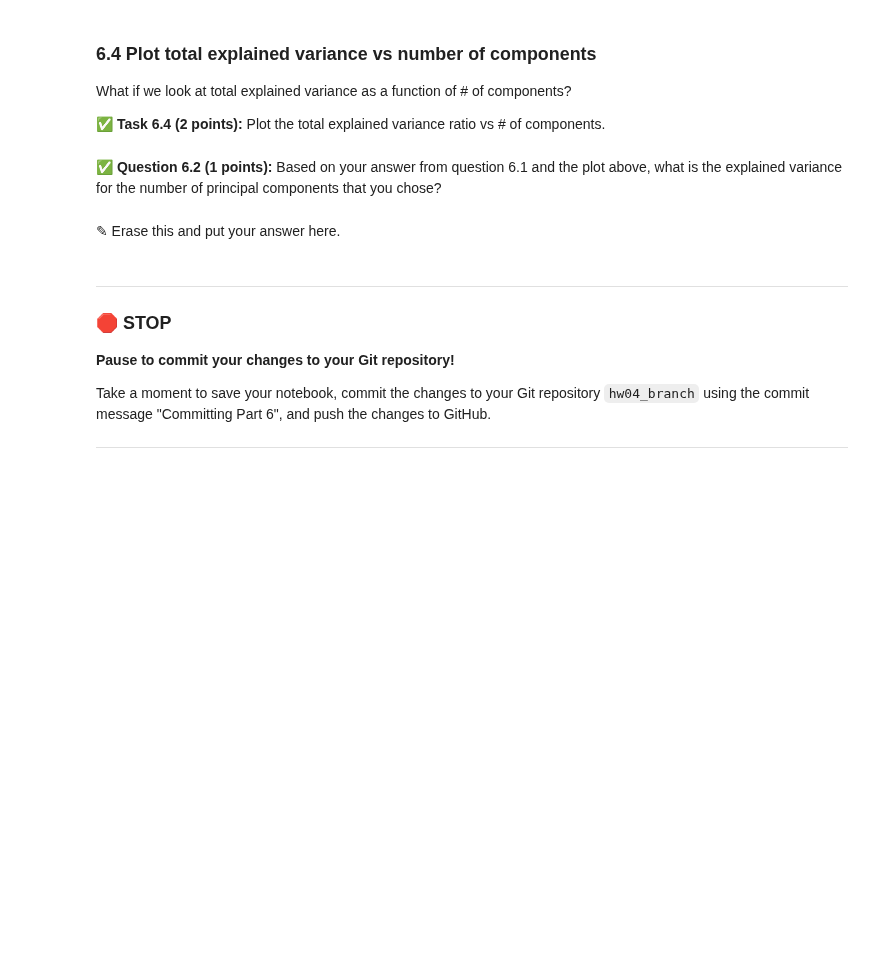
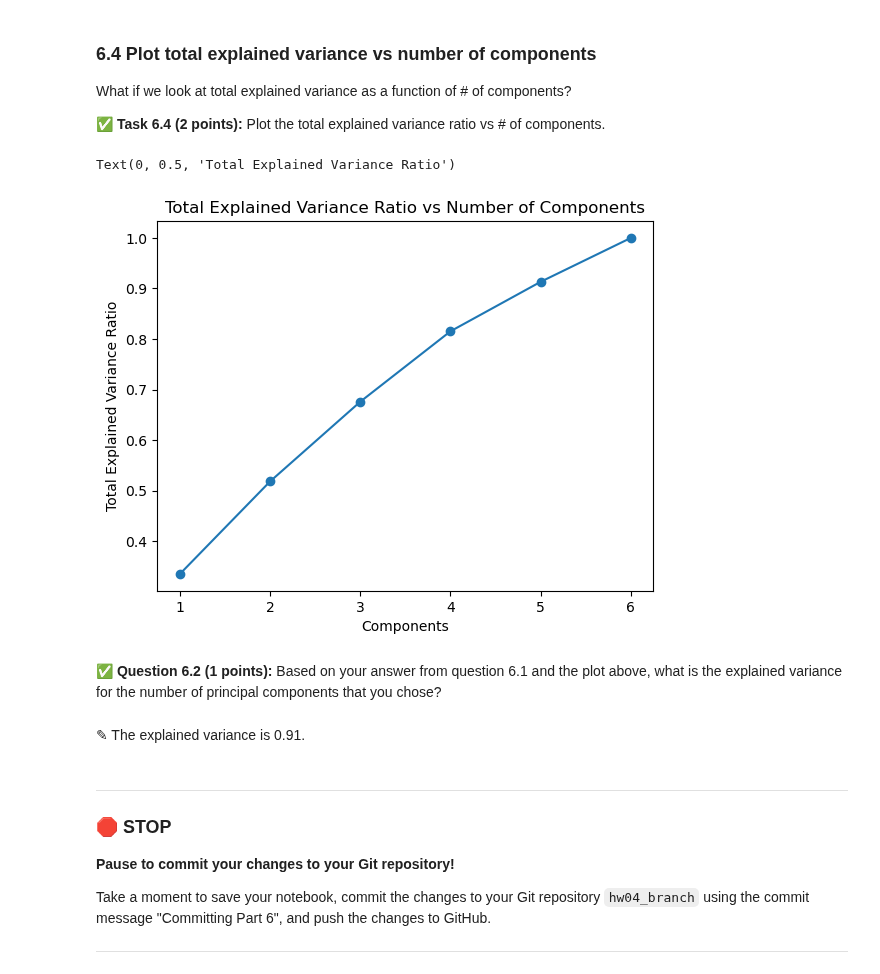
Before and after one commit to aaronng03/CMSE202-s24-turnin, a Jupyter notebook: hw-04/HW-04.ipynb, the cells around one changed output. Drawn from its saved outputs; the diff is of its cells as text; code cells hidden in the pictures; blank space fills up the shorter version.

```diff
--- a/hw-04/HW-04.ipynb
+++ b/hw-04/HW-04.ipynb
@@ -510,7 +558,15 @@ What if we look at total explained variance as a function of # of components?
+# %%
+plt.plot(range(1,7), variance_ratios, marker='o')
+plt.title('Total Explained Variance Ratio vs Number of Components')
+plt.xlabel('Components')
+plt.ylabel('Total Explained Variance Ratio')
+# %% [output]
+Text(0, 0.5, 'Total Explained Variance Ratio')
+[figure, added]
 # %% [markdown]
 **&#9989; Question 6.2 (1 points):** Based on your answer from question 6.1 and the plot above, what is the explained variance for the number of principal components that you chose?
 # %% [markdown]
-<font size=+3>&#9998;</font> Erase this and put your answer here.
+<font size=+3>&#9998;</font> The explained variance is 0.91.
 # %% [markdown]
 ---
 ### &#128721; STOP
```
Also changed, not shown: parts of 10 cells of this notebook.
